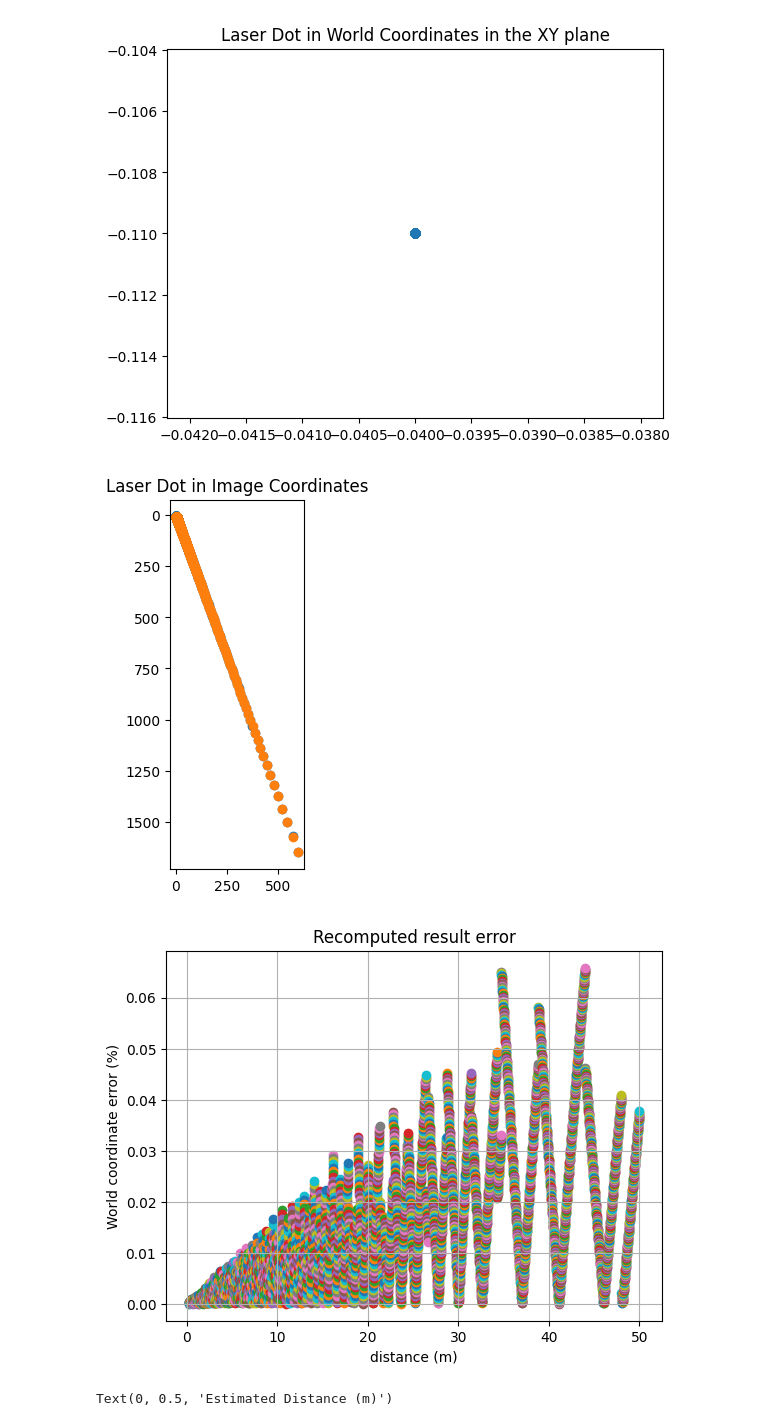
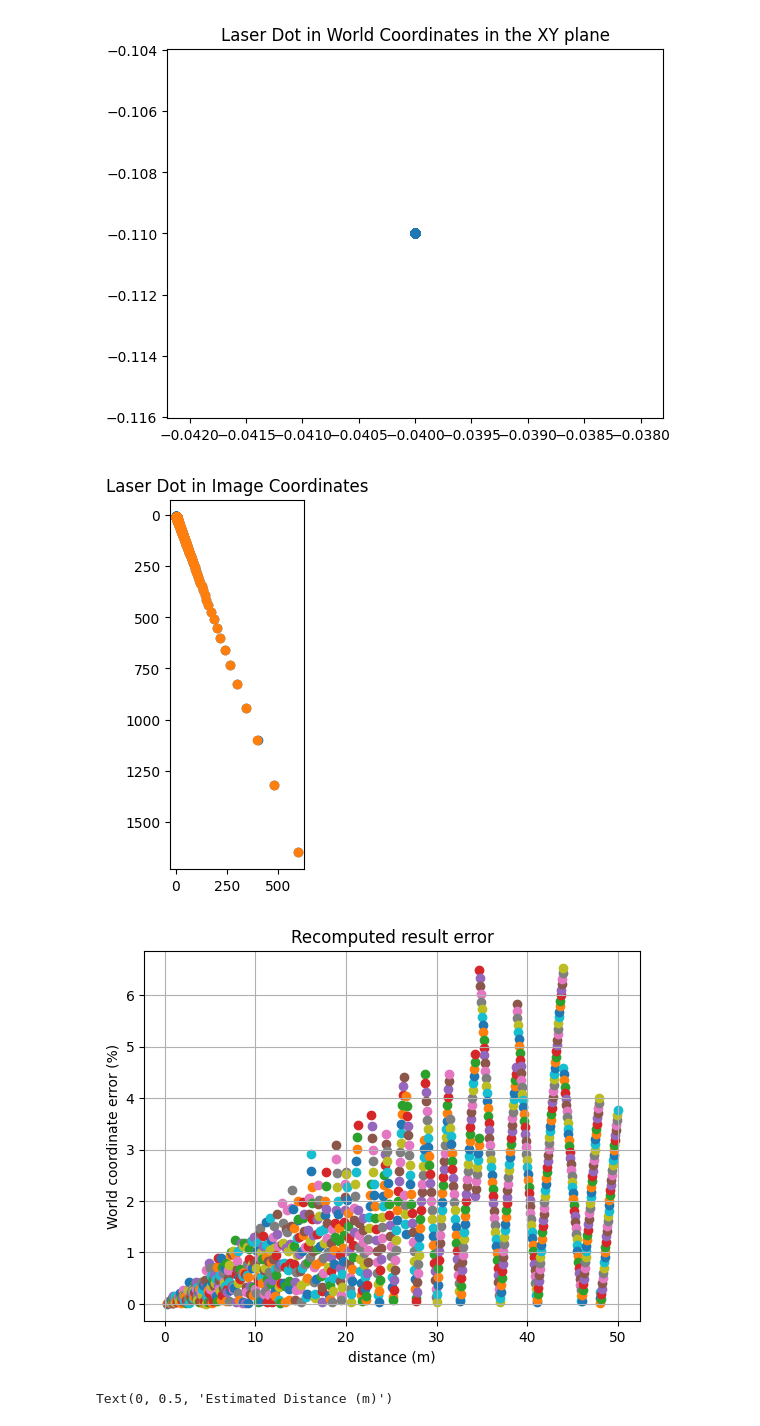
Before and after one commit to UCSD-E4E/fishsense-docs, a Jupyter notebook: laser_parallax/laser_test.ipynb, the cells around one changed output. Cells and saved outputs as stored; diff of their text form; code cells hidden in the pictures.

```diff
--- a/laser_parallax/laser_test.ipynb
+++ b/laser_parallax/laser_test.ipynb
@@ -3,7 +3,7 @@ from laser_parallax import compute_world_point
 import numpy as np
 import matplotlib.pyplot as plt
 # %%
-distances = np.linspace(0.2, 50, 5000)
+distances = np.linspace(0.2, 50, 1000)
 # %%
 sensor_size_px = np.array([4000, 3000])
 pixel_pitch_mm = 0.0015
@@ -56,16 +56,19 @@ plt.gca().set_aspect('equal')
 plt.title('Laser Dot in Image Coordinates')
 plt.gca().invert_yaxis()
 # %% [output]
-[figure, old version]
+[figure, new version]
 # %%
+# errors = np.array(error)
+# plt.scatter(distances, errors / distances)
+
 for i, error in enumerate(errors):
-    plt.scatter(distances[i], error / distances[i])
+    plt.scatter(distances[i], error / distances[i] * 100)
 plt.title('Recomputed result error')
 plt.xlabel('distance (m)')
 plt.ylabel('World coordinate error (%)')
 plt.grid()
 # %% [output]
-[figure, old version]
+[figure, new version]
 # %%
 # fig = plt.figure()
 # ax = fig.add_subplot(projection='3d')
```
Also changed, not shown: 2 other files.
